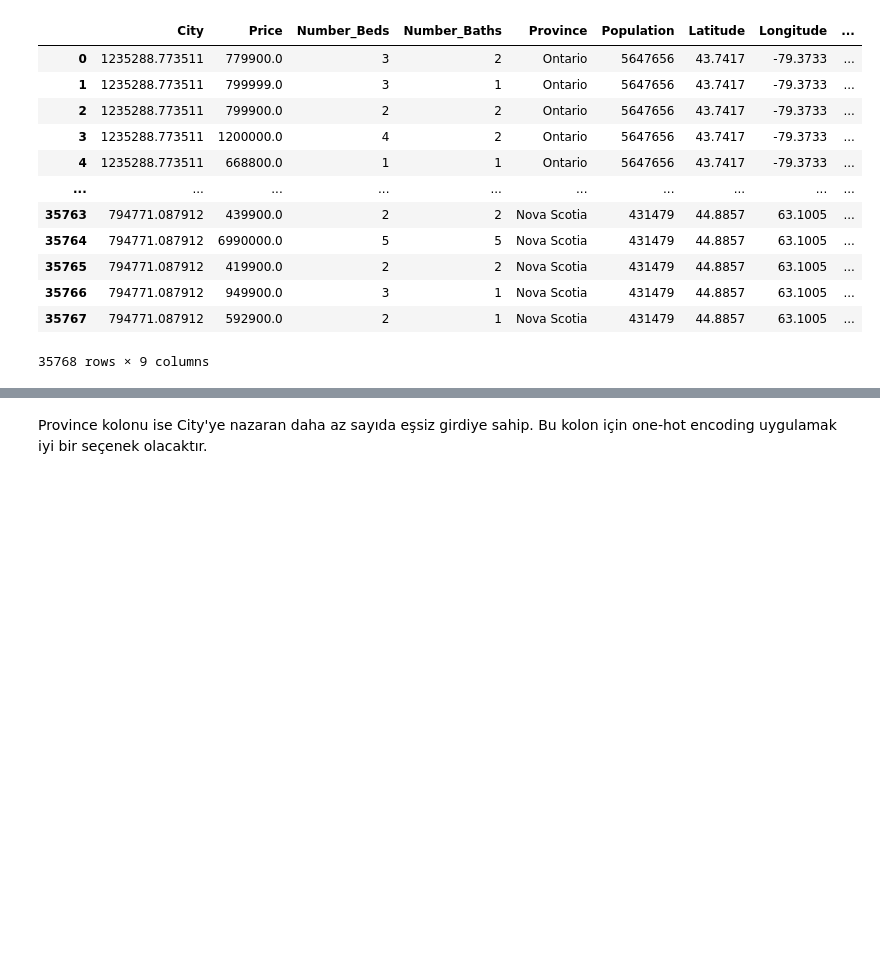
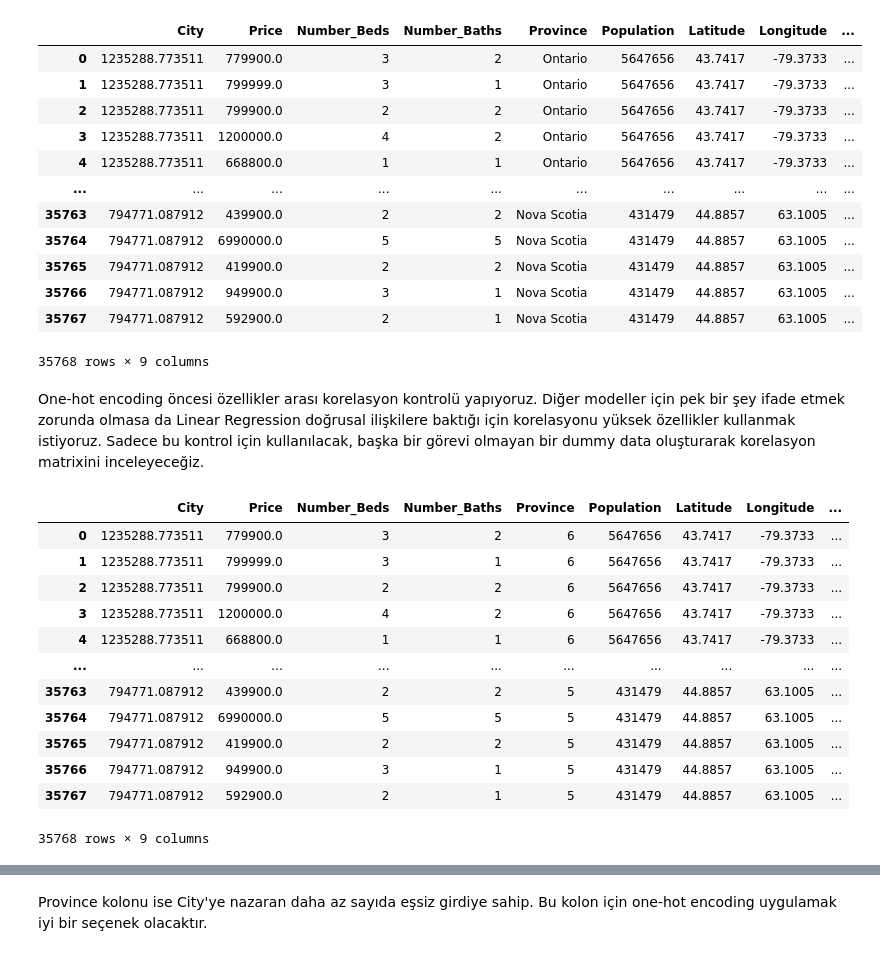
Before and after one commit to BoraDere/HUAI-ARGE, a Jupyter notebook: Canadian house prices for top cities/reg.ipynb, the cells around one changed output, grey strips where cells are left out. Cells and saved outputs as stored; diff of their text form; code cells hidden in the pictures; blank space fills up the shorter version.

```diff
--- a/Canadian house prices for top cities/reg.ipynb
+++ b/Canadian house prices for top cities/reg.ipynb
@@ -166,3 +167,27 @@ df
 | 35766 | 794771.087912 | 949900.0 | 3 | 1 | Nova Scotia | 431479 | 44.8857 | 63.1005 | ... |
 | 35767 | 794771.087912 | 592900.0 | 2 | 1 | Nova Scotia | 431479 | 44.8857 | 63.1005 | ... |
 35768 rows × 9 columns
+# %% [markdown]
+One-hot encoding öncesi özellikler arası korelasyon kontrolü yapıyoruz. Diğer modeller için pek bir şey ifade etmek zorunda olmasa da Linear Regression doğrusal ilişkilere baktığı için korelasyonu yüksek özellikler kullanmak istiyoruz. Sadece bu kontrol için kullanılacak, başka bir görevi olmayan bir dummy data oluşturarak korelasyon matrixini inceleyeceğiz.
+# %%
+from sklearn.preprocessing import LabelEncoder
+
+le = LabelEncoder()
+
+dum = df.copy()
+dum['Province'] = le.fit_transform(dum['Province'])
+dum
+# %% [output]
+|  | City | Price | Number_Beds | Number_Baths | Province | Population | Latitude | Longitude | ... |
+| 0 | 1235288.773511 | 779900.0 | 3 | 2 | 6 | 5647656 | 43.7417 | -79.3733 | ... |
+| 1 | 1235288.773511 | 799999.0 | 3 | 1 | 6 | 5647656 | 43.7417 | -79.3733 | ... |
+| 2 | 1235288.773511 | 799900.0 | 2 | 2 | 6 | 5647656 | 43.7417 | -79.3733 | ... |
+| 3 | 1235288.773511 | 1200000.0 | 4 | 2 | 6 | 5647656 | 43.7417 | -79.3733 | ... |
+| 4 | 1235288.773511 | 668800.0 | 1 | 1 | 6 | 5647656 | 43.7417 | -79.3733 | ... |
+| ... | ... | ... | ... | ... | ... | ... | ... | ... | ... |
+| 35763 | 794771.087912 | 439900.0 | 2 | 2 | 5 | 431479 | 44.8857 | 63.1005 | ... |
+| 35764 | 794771.087912 | 6990000.0 | 5 | 5 | 5 | 431479 | 44.8857 | 63.1005 | ... |
+| 35765 | 794771.087912 | 419900.0 | 2 | 2 | 5 | 431479 | 44.8857 | 63.1005 | ... |
+| 35766 | 794771.087912 | 949900.0 | 3 | 1 | 5 | 431479 | 44.8857 | 63.1005 | ... |
+| 35767 | 794771.087912 | 592900.0 | 2 | 1 | 5 | 431479 | 44.8857 | 63.1005 | ... |
+35768 rows × 9 columns
```
Also changed, not shown: parts of 56 cells of this notebook, 1 other file.
